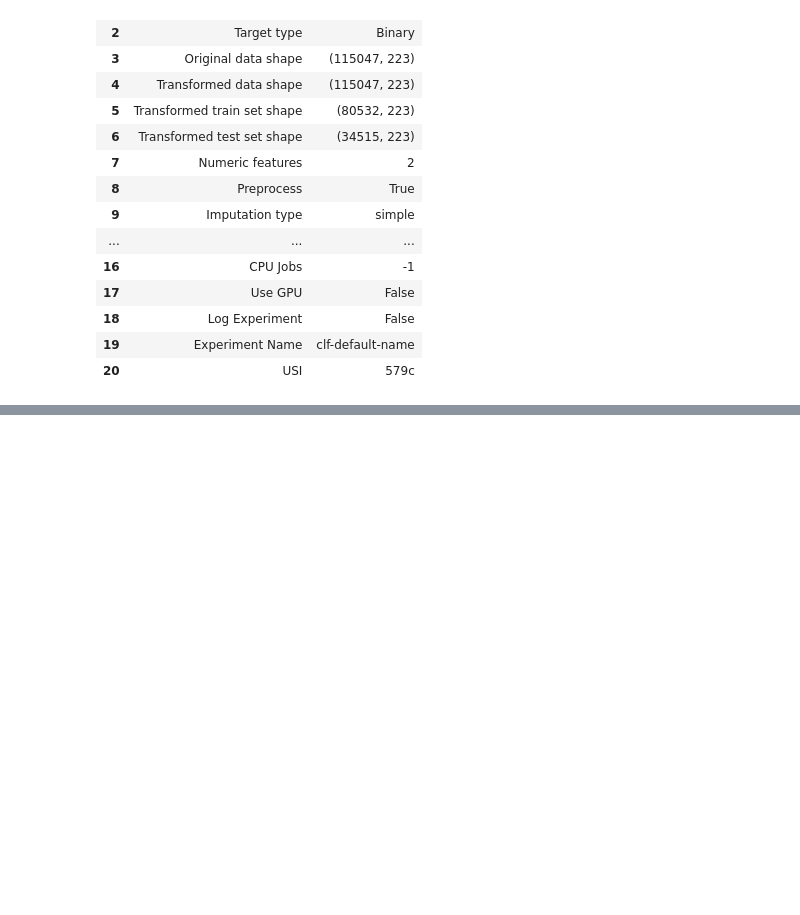
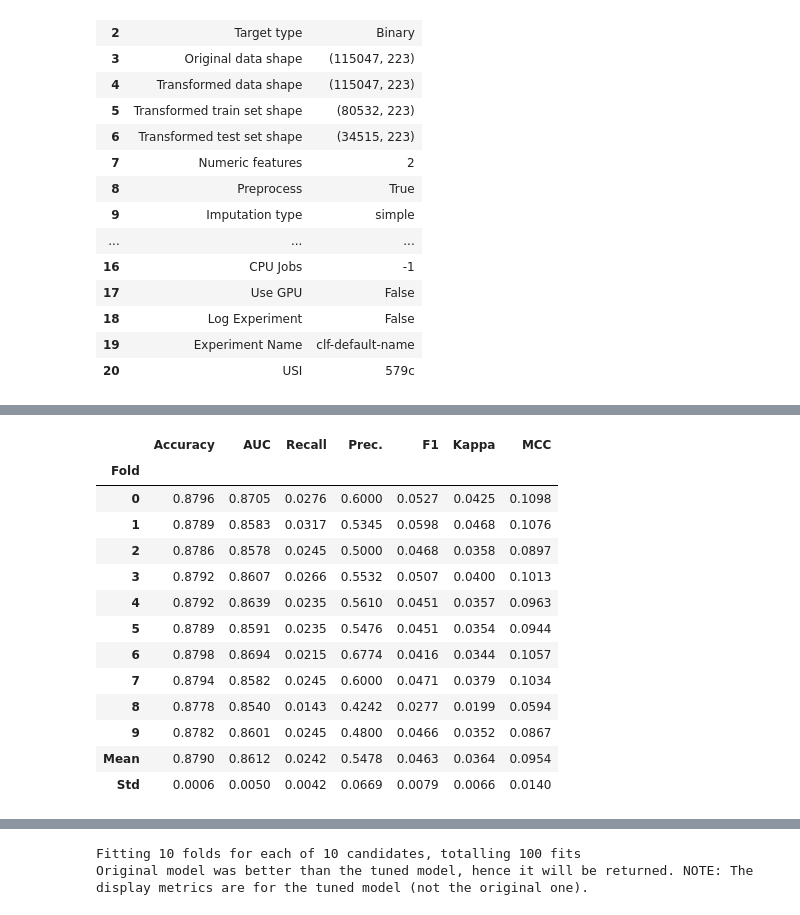
Before and after one commit to Jon9woo/insurance-cross-sell-prediction, a Jupyter notebook: jupyter/02-modeling.ipynb, the cells around one changed output, grey strips where cells are left out. Cells and saved outputs as stored; diff of their text form; code cells hidden in the pictures; blank space fills up the shorter version.

```diff
--- a/jupyter/02-modeling.ipynb
+++ b/jupyter/02-modeling.ipynb
@@ -125,0 +170,3 @@ exp = setup(pycaretData, target='Response',numeric_features=['Age', 'Annual_Prem
+# %%
+tuned_model = tune_model(model)
+# %% [output]
@@ -125,0 +174,14 @@ exp = setup(pycaretData, target='Response',numeric_features=['Age', 'Annual_Prem
+|  | Accuracy | AUC | Recall | Prec. | F1 | Kappa | MCC |
+| Fold |  |  |  |  |  |  |  |
+| 0 | 0.8796 | 0.8705 | 0.0276 | 0.6000 | 0.0527 | 0.0425 | 0.1098 |
+| 1 | 0.8789 | 0.8583 | 0.0317 | 0.5345 | 0.0598 | 0.0468 | 0.1076 |
+| 2 | 0.8786 | 0.8578 | 0.0245 | 0.5000 | 0.0468 | 0.0358 | 0.0897 |
+| 3 | 0.8792 | 0.8607 | 0.0266 | 0.5532 | 0.0507 | 0.0400 | 0.1013 |
+| 4 | 0.8792 | 0.8639 | 0.0235 | 0.5610 | 0.0451 | 0.0357 | 0.0963 |
+| 5 | 0.8789 | 0.8591 | 0.0235 | 0.5476 | 0.0451 | 0.0354 | 0.0944 |
+| 6 | 0.8798 | 0.8694 | 0.0215 | 0.6774 | 0.0416 | 0.0344 | 0.1057 |
+| 7 | 0.8794 | 0.8582 | 0.0245 | 0.6000 | 0.0471 | 0.0379 | 0.1034 |
+| 8 | 0.8778 | 0.8540 | 0.0143 | 0.4242 | 0.0277 | 0.0199 | 0.0594 |
+| 9 | 0.8782 | 0.8601 | 0.0245 | 0.4800 | 0.0466 | 0.0352 | 0.0867 |
+| Mean | 0.8790 | 0.8612 | 0.0242 | 0.5478 | 0.0463 | 0.0364 | 0.0954 |
+| Std | 0.0006 | 0.0050 | 0.0042 | 0.0669 | 0.0079 | 0.0066 | 0.0140 |
@@ -125,0 +189,2 @@ exp = setup(pycaretData, target='Response',numeric_features=['Age', 'Annual_Prem
+Fitting 10 folds for each of 10 candidates, totalling 100 fits
+Original model was better than the tuned model, hence it will be returned. NOTE: The display metrics are for the tuned model (not the original one).
```
Also changed, not shown: parts of 4 cells of this notebook, 1 other file.
